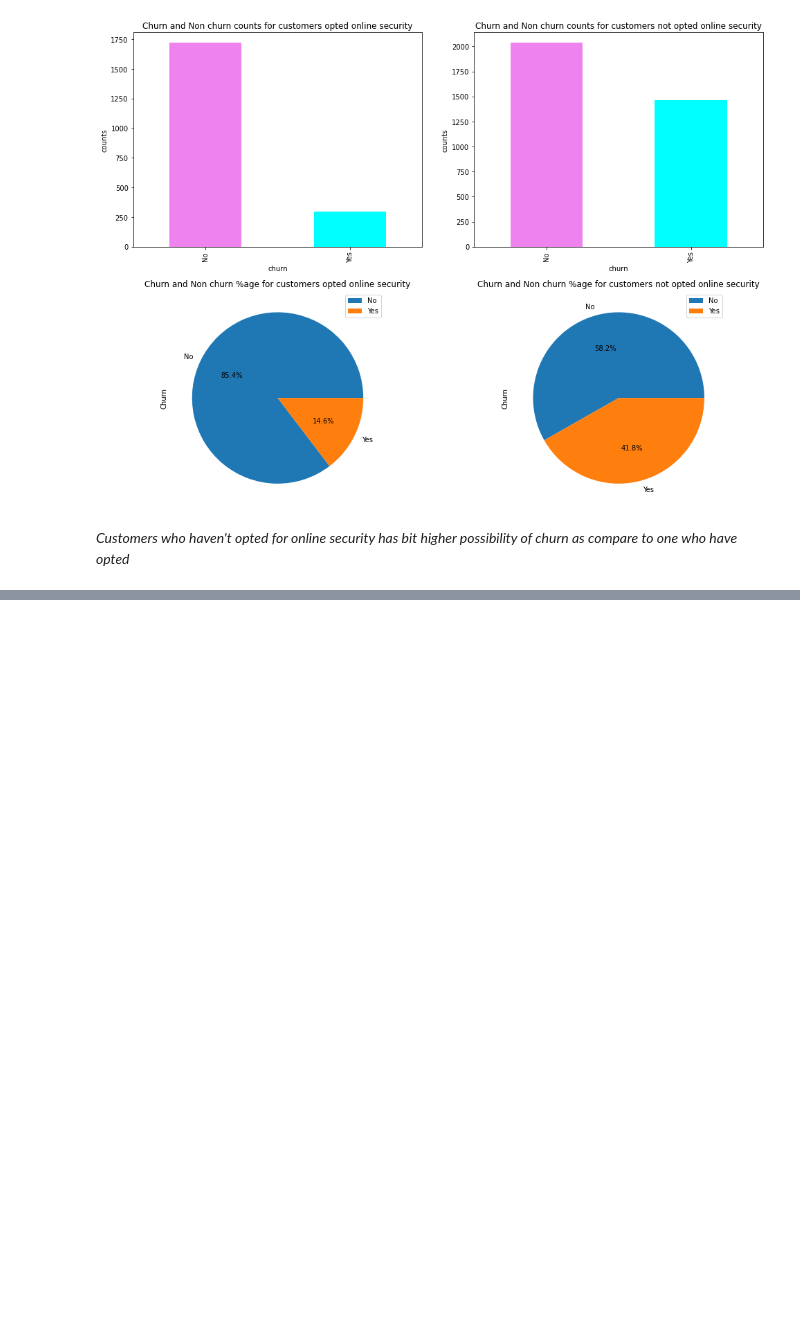
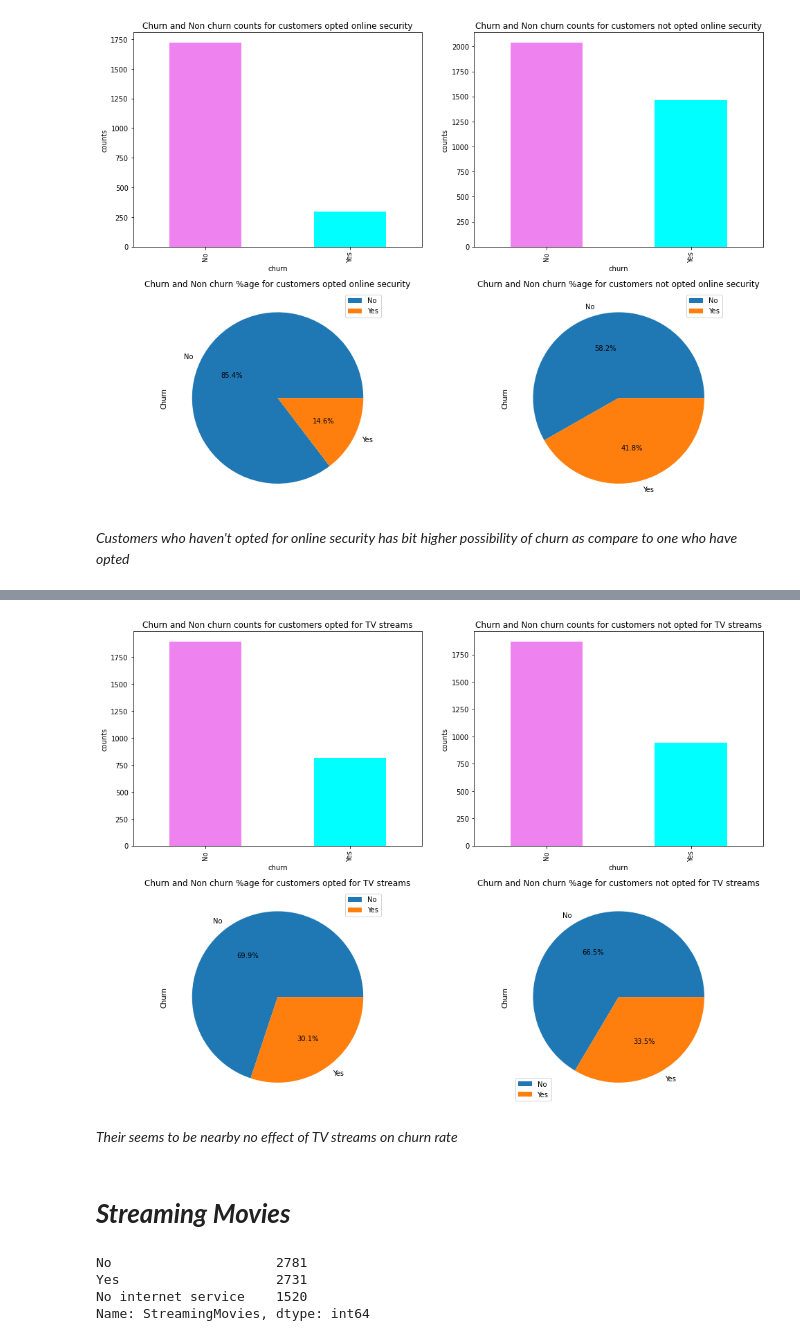
Before and after one commit to gupta4327/telecomChurnPredictionmodel, a Jupyter notebook: Telecom_churn_prediction.ipynb, the cells around one changed output, grey strips where cells are left out. Cells and saved outputs as stored; diff of their text form; code cells hidden in the pictures; blank space fills up the shorter version.

```diff
--- a/Telecom_churn_prediction.ipynb
+++ b/Telecom_churn_prediction.ipynb
@@ -441,0 +554,34 @@ fig.tight_layout()
+# %%
+ #checking for churn rate among cutomers who have opted TV streams on their network and who haven't
+counts_stv_yes = dataset[dataset['StreamingTV']=="Yes"]['Churn'].value_counts().sort_index()
+counts_stv_no = dataset[dataset['StreamingTV']=="No"]['Churn'].value_counts().sort_index()
+fig, ax = plt.subplots(2,2, figsize=(14,10))
+#barplots
+counts_stv_yes.plot.bar(ax = ax[0,0],color=['violet', 'cyan'])
+ax[0,0].set_title('Churn and Non churn counts for customers opted for TV streams')
+ax[0,0].set(ylabel = 'counts', xlabel='churn')
+counts_stv_no.plot.bar(ax = ax[0,1],color=['violet', 'cyan'])
+ax[0,1].set_title('Churn and Non churn counts for customers not opted for TV streams')
+ax[0,1].set(ylabel = 'counts', xlabel='churn')
+#pieplots
+counts_stv_yes.plot.pie(ax = ax[1,0], autopct = '%1.1f%%')
+ax[1,0].set_title('Churn and Non churn %age for customers opted for TV streams')
+counts_stv_no.plot.pie(ax = ax[1,1],autopct = '%1.1f%%')
+ax[1,1].set_title('Churn and Non churn %age for customers not opted for TV streams')
+ax[1,0].legend()
+ax[1,1].legend()
+fig.tight_layout()
+# %% [output]
+[figure, added]
+# %% [markdown]
+*Their seems to be nearby no effect of TV streams on churn rate*
+# %% [markdown]
+# ***Streaming Movies***
+# %%
+#checking for unique values and counts for feature
+dataset['StreamingMovies'].value_counts()
+# %% [output]
+No                     2781
+Yes                    2731
+No internet service    1520
+Name: StreamingMovies, dtype: int64
```
Also changed, not shown: parts of 55 cells of this notebook.
